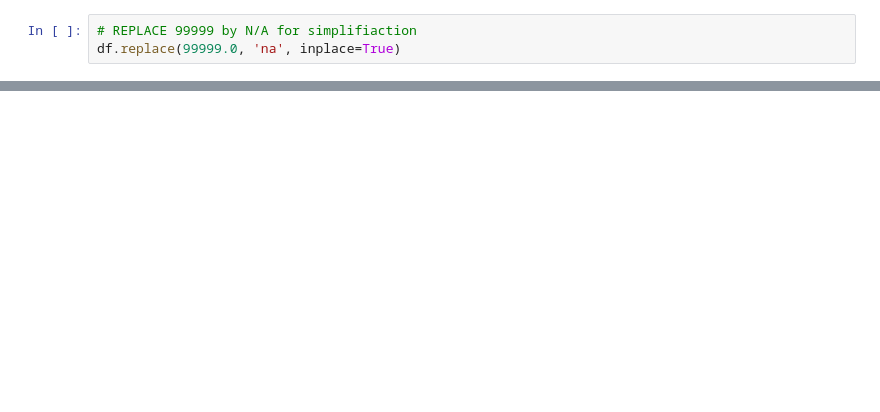
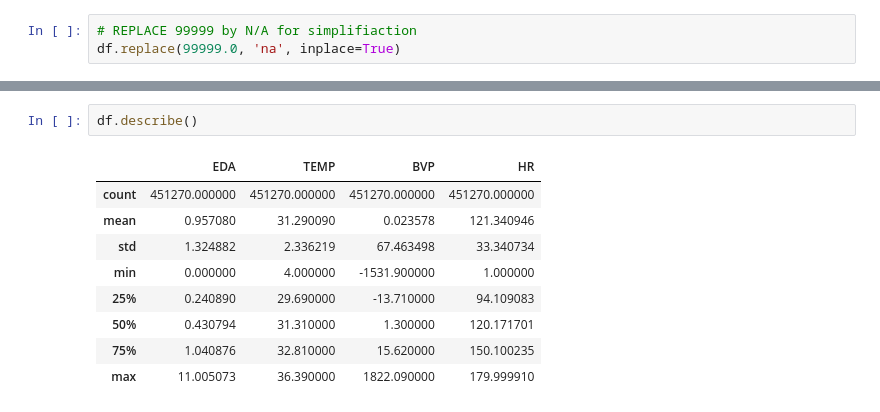
Before and after one commit to serpentile-c137/Stress-Prediction, a Jupyter notebook: EDA.ipynb, the cells around one changed output, grey strips where cells are left out. Saved outputs shown, nothing was run; the diff lists cells and outputs as text; blank space fills up the shorter version.

```diff
--- a/EDA.ipynb
+++ b/EDA.ipynb
@@ -121 +142,13 @@ HR        0
 dtype: int64
+# %%
+df.describe()
+# %% [output]
+|  | EDA | TEMP | BVP | HR |
+| count | 451270.000000 | 451270.000000 | 451270.000000 | 451270.000000 |
+| mean | 0.957080 | 31.290090 | 0.023578 | 121.340946 |
+| std | 1.324882 | 2.336219 | 67.463498 | 33.340734 |
+| min | 0.000000 | 4.000000 | -1531.900000 | 1.000000 |
+| 25% | 0.240890 | 29.690000 | -13.710000 | 94.109083 |
+| 50% | 0.430794 | 31.310000 | 1.300000 | 120.171701 |
+| 75% | 1.040876 | 32.810000 | 15.620000 | 150.100235 |
+| max | 11.005073 | 36.390000 | 1822.090000 | 179.999910 |
```
Also changed, not shown: parts of 15 cells of this notebook, 2 other files.
